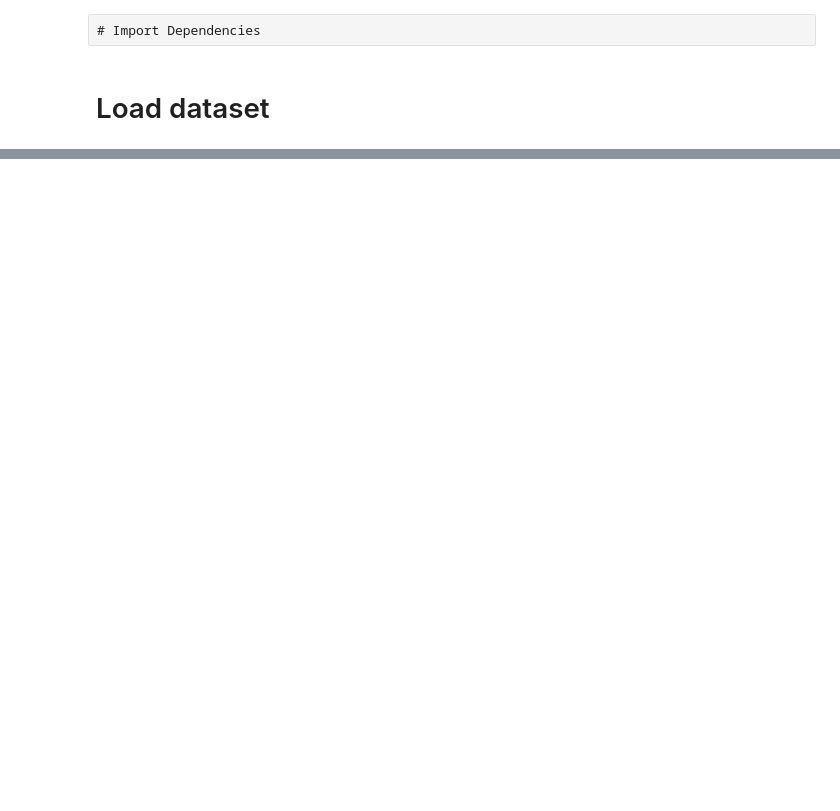
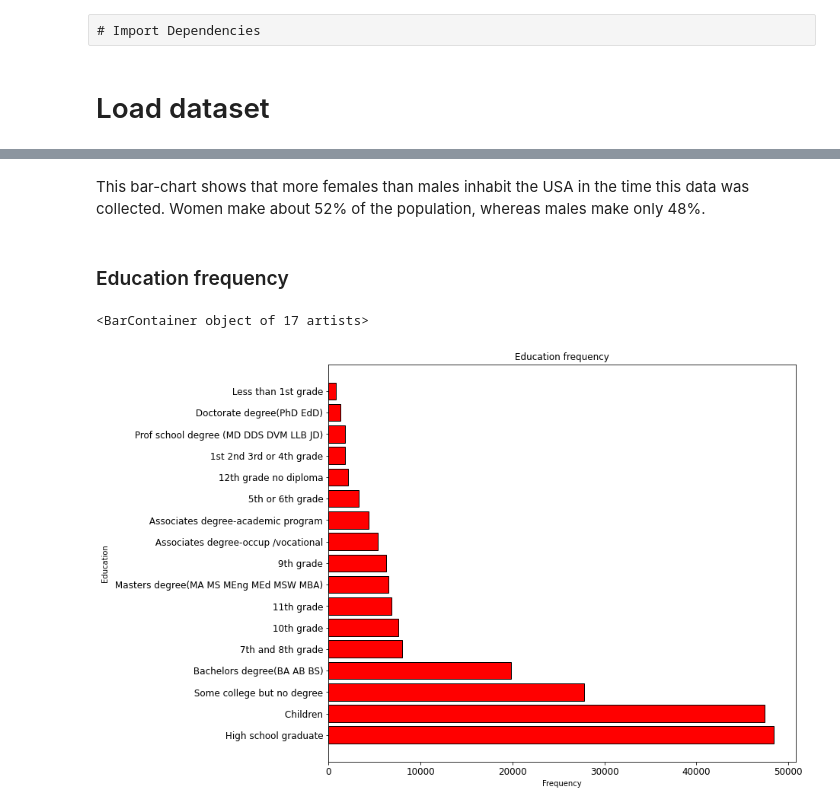
Before and after one commit to FlorianMold/fh-data-science, a Jupyter notebook: census-income.ipynb, the cells around one changed output, grey strips where cells are left out. Drawn from its saved outputs; the diff is of its cells as text; code cells hidden in the pictures; blank space fills up the shorter version.

```diff
--- a/census-income.ipynb
+++ b/census-income.ipynb
@@ -25,0 +131,21 @@ census_income.head()
+# %% [markdown]
+This bar-chart shows that more females than males inhabit the USA in the time this data was collected. Women make about 52% of the population, whereas males make only 48%.
+# %% [markdown]
+### Education frequency
+# %%
+fig = plt.figure(figsize=(11, 10))
+fig.subplots_adjust(top=0.85, wspace=0.3)
+
+ax = fig.add_subplot(1, 1, 1)
+ax.set_title("Education frequency")
+ax.set_ylabel('Education')
+ax.set_xlabel('Frequency')
+
+inEducation = census_income['education'].value_counts()
+inEducation = (list(inEducation.index), list(inEducation.values))
+
+ax.tick_params(axis='both', which='major', labelsize=12)
+ax.barh(inEducation[0], inEducation[1], color='red', edgecolor='black', linewidth=1)
+# %% [output]
+<BarContainer object of 17 artists>
+[figure, added]
```
Also changed, not shown: parts of 30 cells of this notebook, 3 other files.
